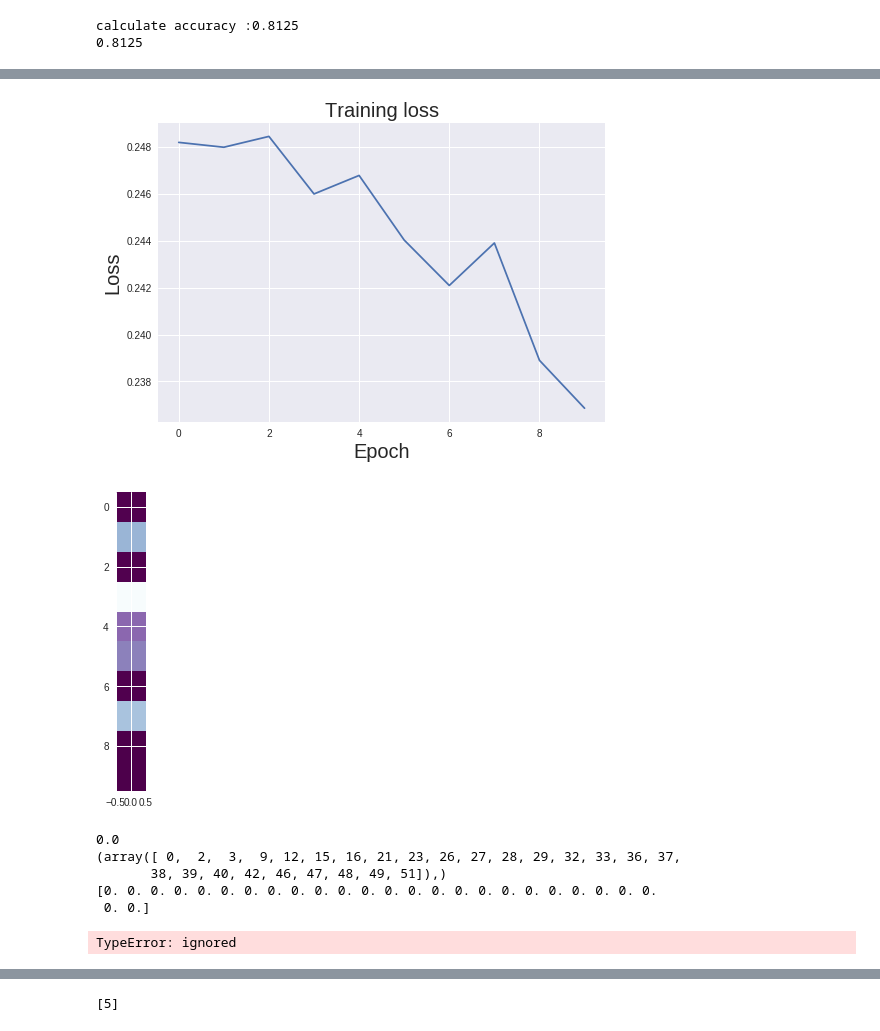
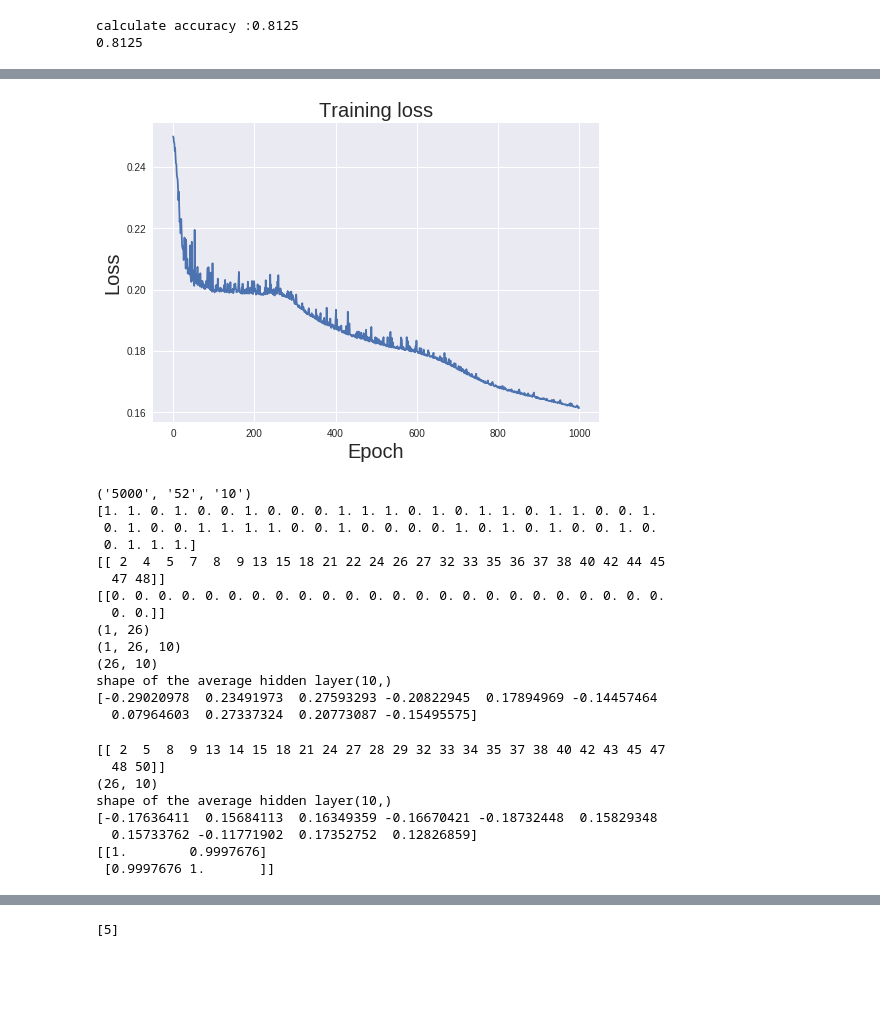
Before and after one commit to pamsfwang/Human-behavior-experiment-and-analysis--percetual-learning, a Jupyter notebook: stochastic_stimuli.ipynb, the cells around one changed output, grey strips where cells are left out. Saved outputs shown, nothing was run; the diff lists cells and outputs as text; code cells hidden in the pictures; blank space fills up the shorter version.

```diff
--- a/stochastic_stimuli.ipynb
+++ b/stochastic_stimuli.ipynb
@@ -62,7 +62,7 @@ test_data = 'stimuli_param_uniqueF3_test_new.csv'# 'jfj_stimuli_param_test.csv'
 
 num_features = 3
 node_hidden01 = 10
-epoch = 20
+epoch = 5000
 learning_rate = 0.005
 initial_weight01 = -0.01
 initial_weight02 = 0.01
@@ -218,11 +218,11 @@ def accuracy():
 
 
 def hidden():
-    temp = numpy.empty((node_hidden01,nsamples))
+    temp = numpy.empty((nsamples,node_hidden01))
     for i in xrange(len(y_data)):
         #temp.append(sess.run(h1,feed_dict={input_ph: x_data[i].reshape([num_features,1])}))
         result = sess.run(h1,feed_dict={input_ph: x_data[i].reshape([num_features,1])})
-        temp[:,i]=numpy.transpose(result)
+        temp[i,:]=numpy.transpose(result)
     return temp
 # %%
 # Launch the graph -- tell tensorflow to initialize everything.
@@ -307,34 +292,76 @@ Final weights:
 # %%
 plt.plot(los)
 plt.ylabel('Loss', fontsize = 20)
 plt.xlabel('Epoch',fontsize = 20)
 plt.title('Training loss', fontsize = 20)
 plt.show()
 
-plt.imshow(hid[1][2],cmap=plt.cm.BuPu_r)
-plt.show()
+#plt.imshow(hid[1][:][1],cmap=plt.cm.BuPu_r)
+#plt.show()
 # %% [output]
-[figure, old version]
+[figure, new version]
-[figure, removed]
 # %%
 len(new_y[1])
 len(hid[1])
 
-print(new_y[1][2])
+dim1=len(hid)
+dim2 = len(hid[0])
+dim3 = len(hid[0][0])
+print(repr(dim1),repr(dim2),repr(dim3))
+
+print(new_y[:,0])
 #print(hid[1][1])
 #print(hid[1][2])
 
-zero_ind = numpy.where(new_y[0]==0)
+zero_ind = numpy.asarray(numpy.where(new_y[:,0]==0))
 print(zero_ind)
-print(new_y[0][zero_ind])
-nn = hid[0][int(zero_ind)]
-print(nn)
+print(new_y[:,0][zero_ind])
+print(zero_ind.shape)
+
+#nn = numpy.empty((len(zero_ind),node_hidden01))
+nn = hid[0][zero_ind]
+print(nn.shape)
 #print(numpy.corrcoef(hid[1][1],hid[1][2],rowvar=False))
 #corr(hid[1][1],hid[1][2])
+nnewshape = numpy.reshape(nn,(26,10))
+print(nnewshape.shape)
+meanzero = numpy.mean(nnewshape,axis=0)
+print('shape of the average hidden layer'+repr(meanzero.shape))
+print(meanzero)
 # %% [output]
-0.0
-(array([ 0,  2,  3,  9, 12, 15, 16, 21, 23, 26, 27, 28, 29, 32, 33, 36, 37,
-       38, 39, 40, 42, 46, 47, 48, 49, 51]),)
-[0. 0. 0. 0. 0. 0. 0. 0. 0. 0. 0. 0. 0. 0. 0. 0. 0. 0. 0. 0. 0. 0. 0. 0.
- 0. 0.]
+('5000', '52', '10')
+[1. 1. 0. 1. 0. 0. 1. 0. 0. 0. 1. 1. 1. 0. 1. 0. 1. 1. 0. 1. 1. 0. 0. 1.
+ 0. 1. 0. 0. 1. 1. 1. 1. 0. 0. 1. 0. 0. 0. 0. 1. 0. 1. 0. 1. 0. 0. 1. 0.
+ 0. 1. 1. 1.]
+[[ 2  4  5  7  8  9 13 15 18 21 22 24 26 27 32 33 35 36 37 38 40 42 44 45
+  47 48]]
+[[0. 0. 0. 0. 0. 0. 0. 0. 0. 0. 0. 0. 0. 0. 0. 0. 0. 0. 0. 0. 0. 0. 0. 0.
+  0. 0.]]
+(1, 26)
+(1, 26, 10)
+(26, 10)
+shape of the average hidden layer(10,)
+[-0.29020978  0.23491973  0.27593293 -0.20822945  0.17894969 -0.14457464
+  0.07964603  0.27337324  0.20773087 -0.15495575]
-TypeError: ignored
+# %%
+one_ind = numpy.asarray(numpy.where(new_y[:,0]==1))
+print(one_ind)
+none = hid[0][one_ind]
+
+noneshape = numpy.reshape(none,(26,10))
+print(noneshape.shape)
+meanone = numpy.mean(noneshape,axis=0)
+print('shape of the average hidden layer'+repr(meanone.shape))
+print(meanone)
+
+co = numpy.corrcoef(meanzero,meanone)
+print(co)
+# %% [output]
+[[ 2  5  8  9 13 14 15 18 21 24 27 28 29 32 33 34 35 37 38 40 42 43 45 47
+  48 50]]
+(26, 10)
+shape of the average hidden layer(10,)
+[-0.17636411  0.15684113  0.16349359 -0.16670421 -0.18732448  0.15829348
+  0.15733762 -0.11771902  0.17352752  0.12826859]
+[[1.        0.9997676]
+ [0.9997676 1.       ]]
```
Also changed, not shown: parts of 8 cells of this notebook.
